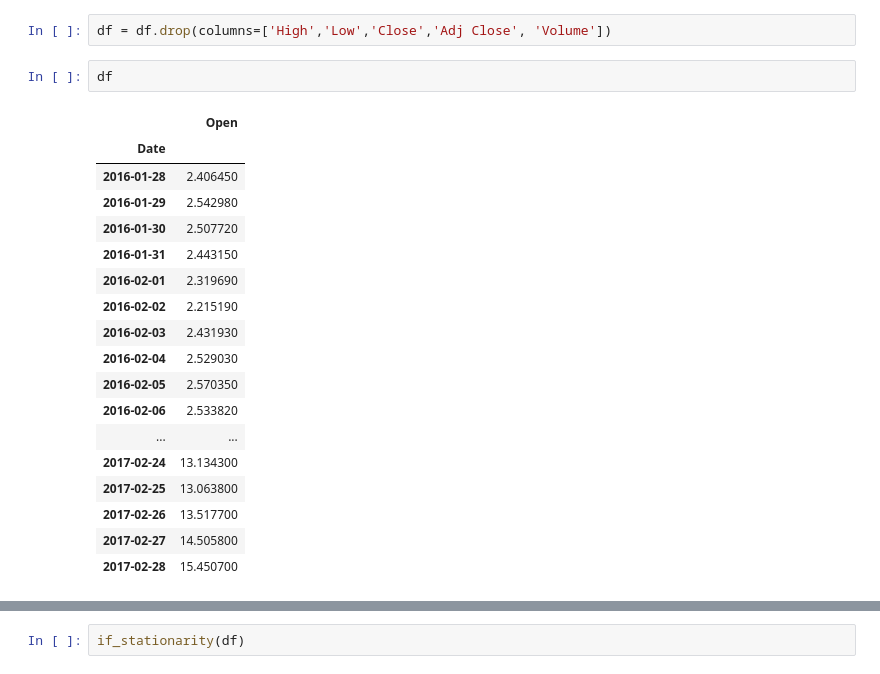
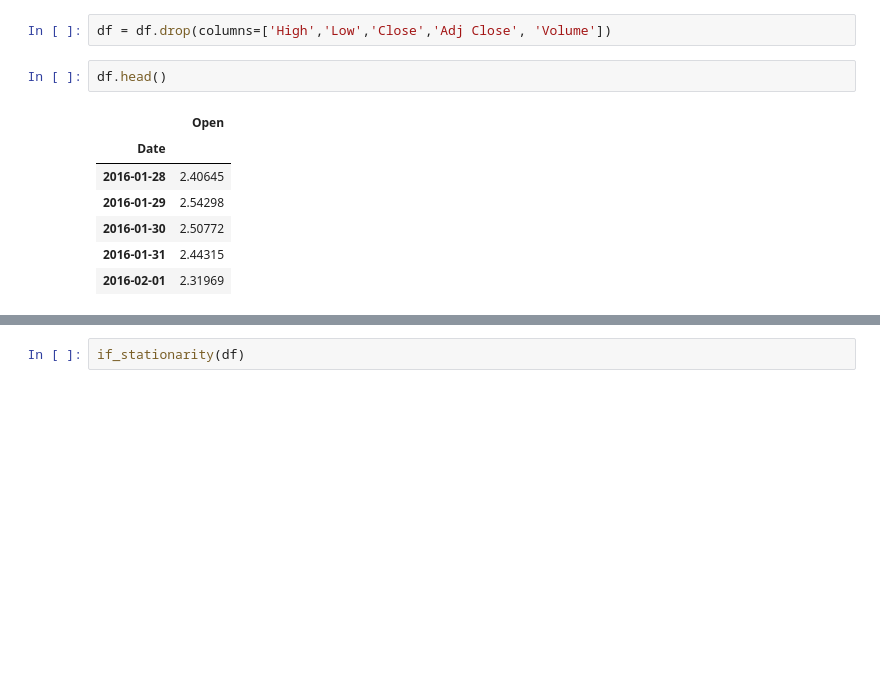
Before and after one commit to Galex33/time_serie_ethereum, a Jupyter notebook: stats_model/arima_clean.ipynb, the cells around one changed output, grey strips where cells are left out. Saved outputs shown, nothing was run; the diff lists cells and outputs as text; blank space fills up the shorter version.

```diff
--- a/stats_model/arima_clean.ipynb
+++ b/stats_model/arima_clean.ipynb
@@ -51,26 +67,15 @@ df_info(df)
 # %%
 df = df.drop(columns=['High','Low','Close','Adj Close', 'Volume'])
 # %%
-df
+df.head()
 # %% [output]
 |  | Open |
 | Date |  |
-| 2016-01-28 | 2.406450 |
-| 2016-01-29 | 2.542980 |
-| 2016-01-30 | 2.507720 |
-| 2016-01-31 | 2.443150 |
-| 2016-02-01 | 2.319690 |
-| 2016-02-02 | 2.215190 |
-| 2016-02-03 | 2.431930 |
-| 2016-02-04 | 2.529030 |
-| 2016-02-05 | 2.570350 |
-| 2016-02-06 | 2.533820 |
-| ... | ... |
-| 2017-02-24 | 13.134300 |
-| 2017-02-25 | 13.063800 |
-| 2017-02-26 | 13.517700 |
-| 2017-02-27 | 14.505800 |
-| 2017-02-28 | 15.450700 |
+| 2016-01-28 | 2.40645 |
+| 2016-01-29 | 2.54298 |
+| 2016-01-30 | 2.50772 |
+| 2016-01-31 | 2.44315 |
+| 2016-02-01 | 2.31969 |
 # %%
 plot(df, '2016', '2021', 'Open', 'USD$')
 # %% [output]
```
Also changed, not shown: parts of 24 cells of this notebook, 2 other files.
